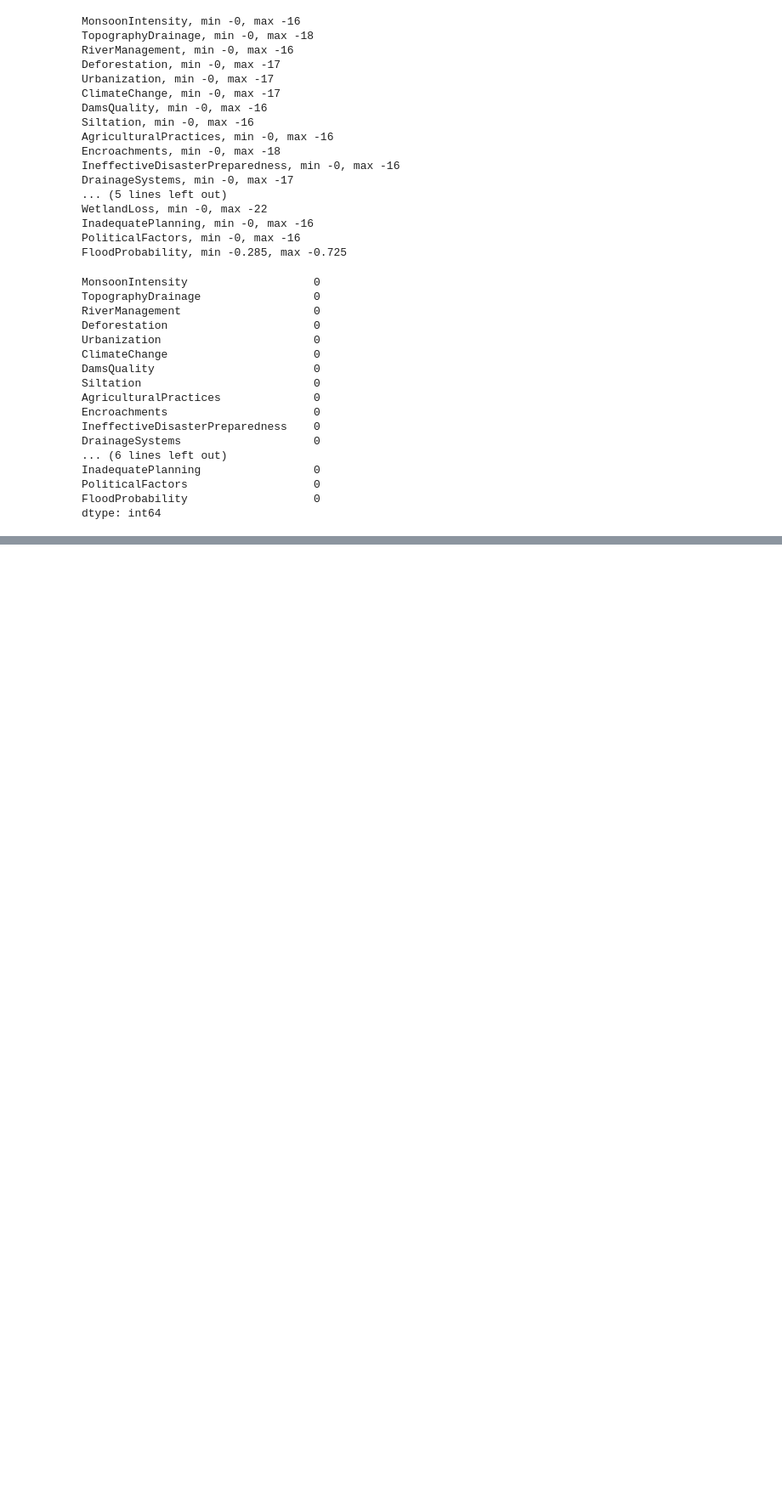
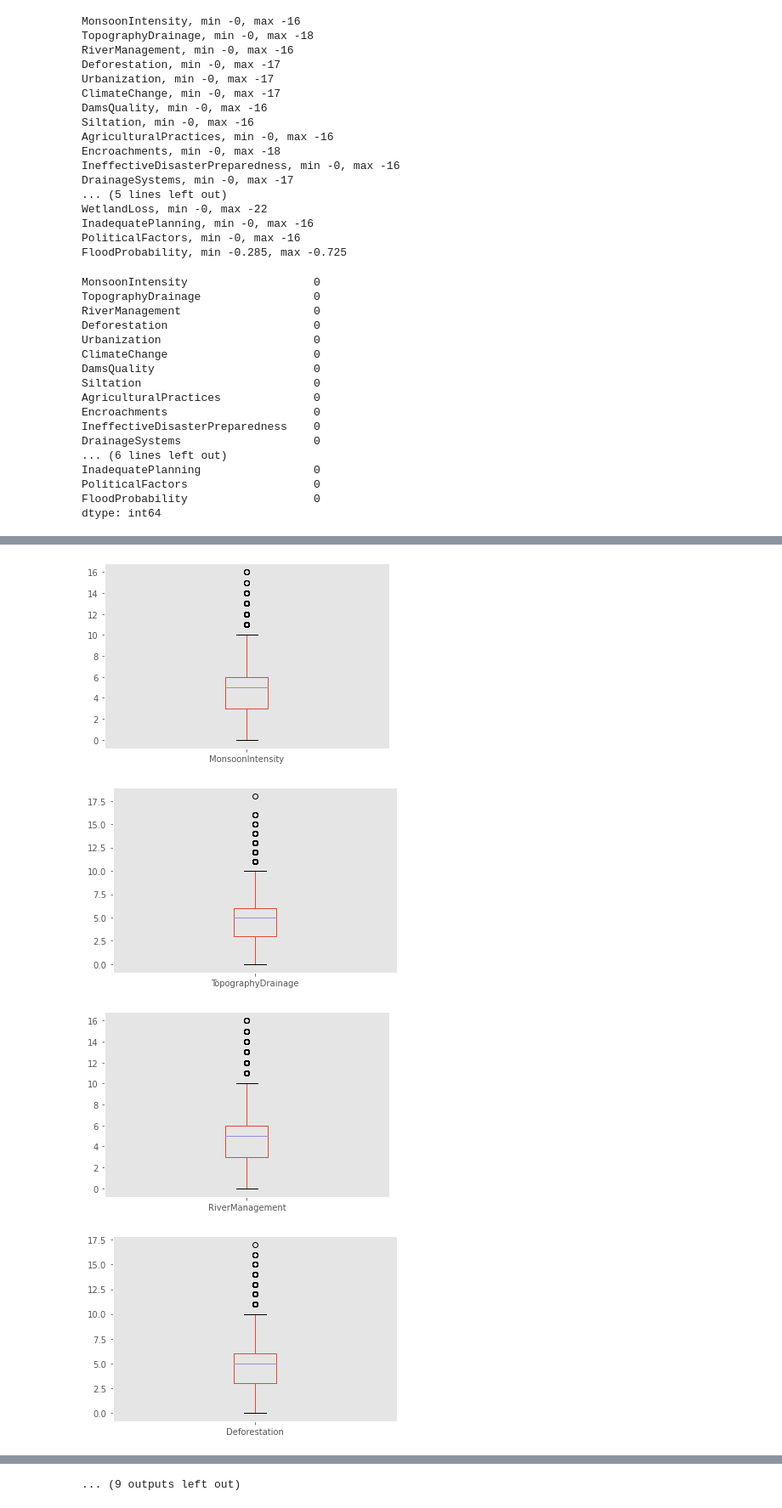
Before and after one commit to sarthakone105/flood_prediction_kaggle, a Jupyter notebook: EDA.ipynb, the cells around one changed output, grey strips where cells are left out. Shown at 85% size. Cells and saved outputs as stored; diff of their text form; code cells hidden in the pictures; blank space fills up the shorter version.

Commit message:
check for outliers using boxplots

```diff
--- a/EDA.ipynb
+++ b/EDA.ipynb
@@ -88 +88,15 @@ for column in df.columns:
 ... (8 outputs left out)
+# %%
+def create_box_plot(df, ft):
+    df.boxplot(column=[ft])
+    plt.grid(False)
+    plt.show()
+    plt.close()
+# %%
+for column in df.columns:
+    create_box_plot(df, column)
+# %% [output]
+[figure, added]
+[figure, added]
+[figure, added]
+[figure, added]
@@ -89,3 +111,4 @@ for column in df.columns:
+... (9 outputs left out)
 # %%
 # Data preprocessing
 from sklearn.model_selection import train_test_split
```
Also changed, not shown: parts of 2 cells of this notebook.
